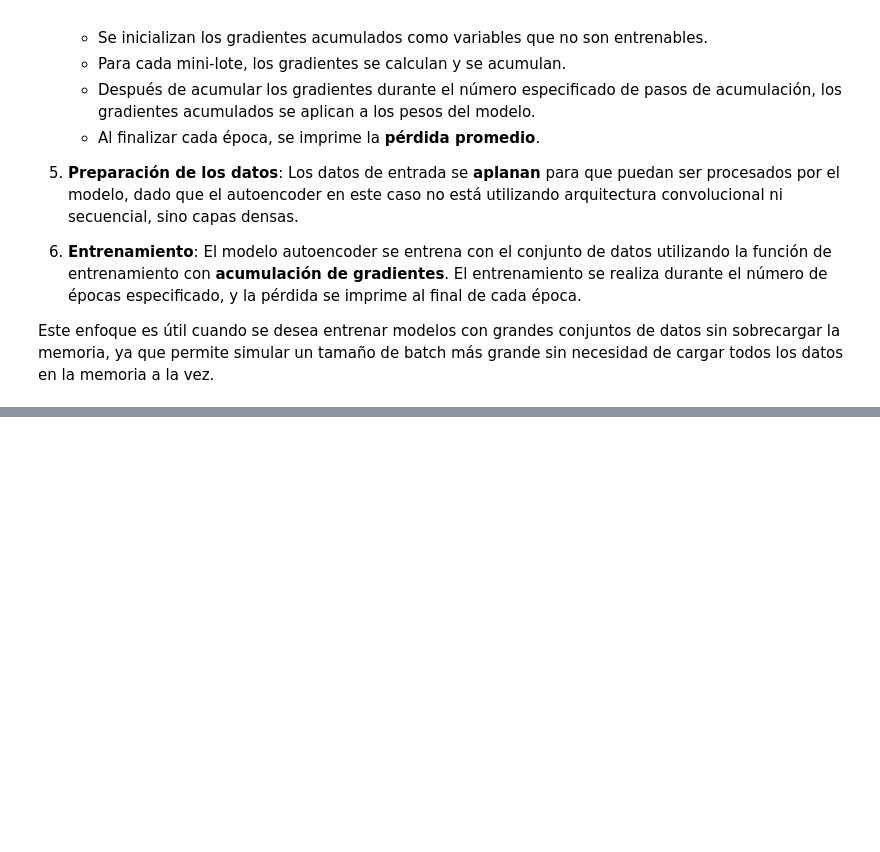
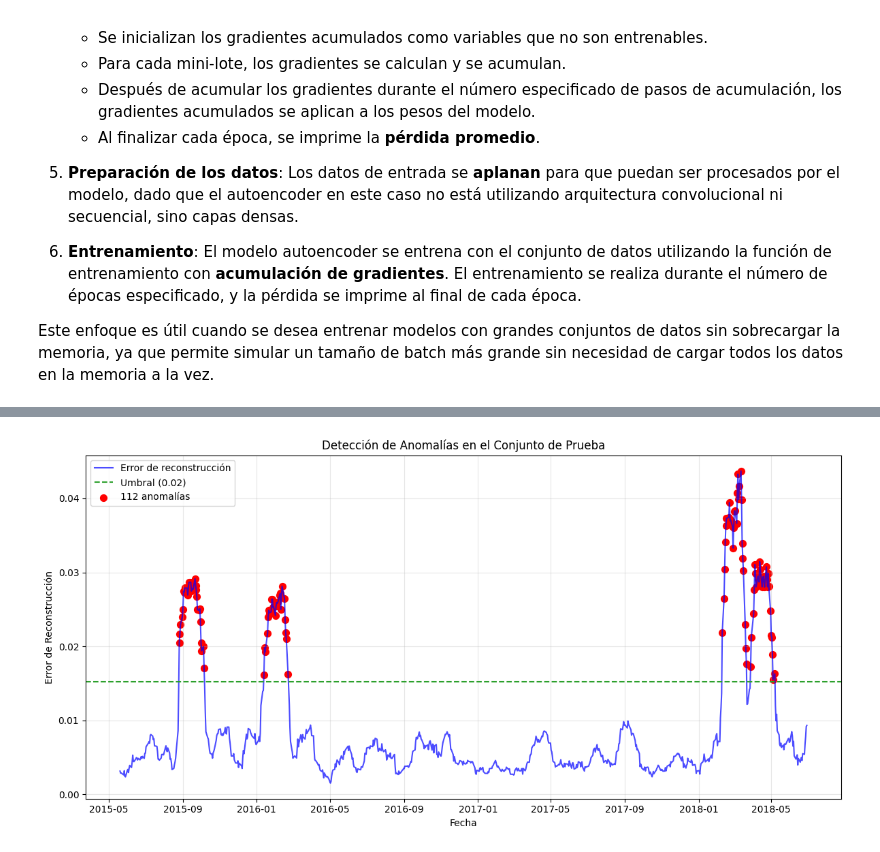
Before and after one commit to RicardoLoperaV/AutoVisionClust, a Jupyter notebook: Anomaly Detection/Anomaly_Detection.ipynb, the cells around one changed output, grey strips where cells are left out. Saved outputs shown, nothing was run; the diff lists cells and outputs as text; code cells hidden in the pictures; blank space fills up the shorter version.

```diff
--- a/Anomaly Detection/Anomaly_Detection.ipynb
+++ b/Anomaly Detection/Anomaly_Detection.ipynb
@@ -265,0 +308,51 @@ plt.show()
+# %%
+def detect_anomalies(mse_train,mse_test,method: str = "mad", k: float = 3.0,quantile: float = 0.99):
+    mse_train = np.asarray(mse_train)
+    mse_test  = np.asarray(mse_test)
+
+    if method == "std":
+        mu, sigma = mse_train.mean(), mse_train.std()
+        threshold = mu + k * sigma
+    elif method == "quantile":
+        threshold = np.quantile(mse_train, quantile)
+    else:  # 'mad' por defecto
+        med = np.median(mse_train)
+        mad = np.median(np.abs(mse_train - med))
+        threshold = med + k * mad
+
+    anomalies_mask = mse_test > threshold
+    return anomalies_mask, threshold
+
+
+# Detectamos anomalías en el conjunto de prueba
+anomalies, thresh = detect_anomalies(
+    mse_loss_train,
+    mse_loss_test,
+    method="std",
+    k=3
+)
+
+# Gráfica
+plt.figure(figsize=(12, 6))
+
+# Línea de error
+plt.plot(test_data.index[time_steps:], mse_loss_test, label="Error de reconstrucción", color="blue", alpha=0.7)
+
+# Umbral
+plt.axhline(thresh, color="C2", linestyle="--", label=f"Umbral ({thresh:.2f})")
+
+# Puntos anómalos destacados
+plt.scatter(test_data.index[time_steps:][anomalies],
+            mse_loss_test[anomalies],
+            color="red", s=50, marker="o",
+            label=f"{anomalies.sum()} anomalías")
+
+plt.title("Detección de Anomalías en el Conjunto de Prueba")
+plt.xlabel("Fecha")
+plt.ylabel("Error de Reconstrucción")
+plt.legend(loc="upper left")
+plt.grid(alpha=0.3)
+plt.tight_layout()
+plt.show()
+# %% [output]
+[figure, added]
```
Also changed, not shown: parts of 6 cells of this notebook, 1 other file.
